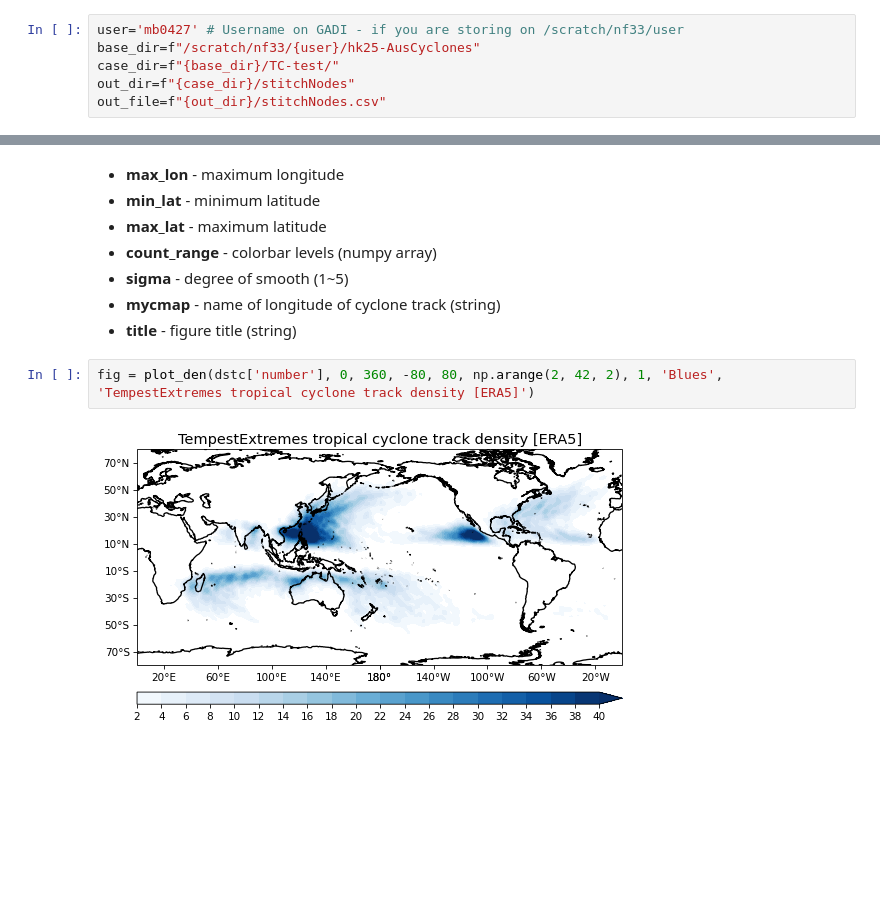
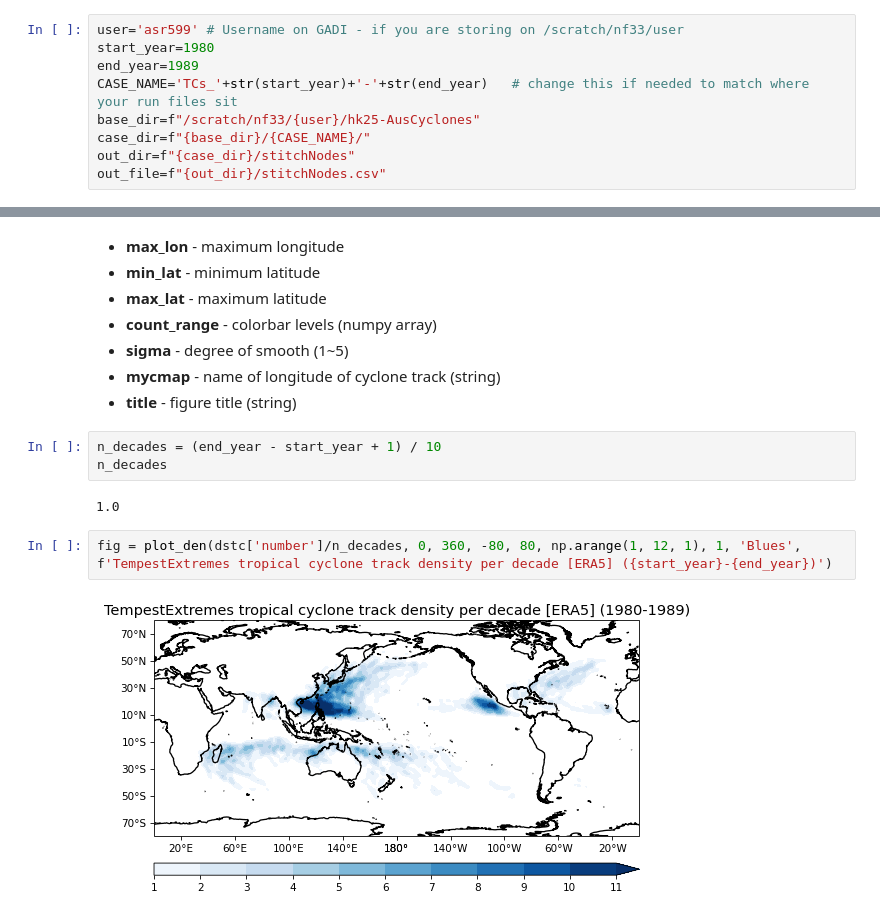
Before and after one commit to 21centuryweather/hk25-AusCyclones, a Jupyter notebook: notebooks/view_TC_era5.ipynb, the cells around one changed output, grey strips where cells are left out. Saved outputs shown, nothing was run; the diff lists cells and outputs as text; blank space fills up the shorter version.

Commit message:
updates to ERA5 plotting to show tracks per decade

```diff
--- a/notebooks/view_TC_era5.ipynb
+++ b/notebooks/view_TC_era5.ipynb
@@ -9,9 +9,12 @@ import warnings
 warnings.simplefilter("ignore", FutureWarning)
 warnings.simplefilter("ignore", pd.errors.SettingWithCopyWarning)
 # %%
-user='mb0427' # Username on GADI - if you are storing on /scratch/nf33/user
+user='asr599' # Username on GADI - if you are storing on /scratch/nf33/user
+start_year=1980
+end_year=1989
+CASE_NAME='TCs_'+str(start_year)+'-'+str(end_year)   # change this if needed to match where your run files sit
 base_dir=f"/scratch/nf33/{user}/hk25-AusCyclones"
-case_dir=f"{base_dir}/TC-test/"
+case_dir=f"{base_dir}/{CASE_NAME}/"
 out_dir=f"{case_dir}/stitchNodes"
 out_file=f"{out_dir}/stitchNodes.csv"
 # %%
@@ -76,7 +75,12 @@ Parameters:
 - **sigma** - degree of smooth (1~5)
 - **mycmap** - name of longitude of cyclone track (string)
 - **title** - figure title (string)
+# %%
+n_decades = (end_year - start_year + 1) / 10
+n_decades
+# %% [output]
+1.0
 # %%
-fig = plot_den(dstc['number'], 0, 360, -80, 80, np.arange(2, 42, 2), 1, 'Blues', 'TempestExtremes tropical cyclone track density [ERA5]')
+fig = plot_den(dstc['number']/n_decades, 0, 360, -80, 80, np.arange(1, 12, 1), 1, 'Blues', f'TempestExtremes tropical cyclone track density per decade [ERA5] ({start_year}-{end_year})')
 # %% [output]
-[figure, old version]
+[figure, new version]
```
Also changed, not shown: parts of 3 cells of this notebook.
